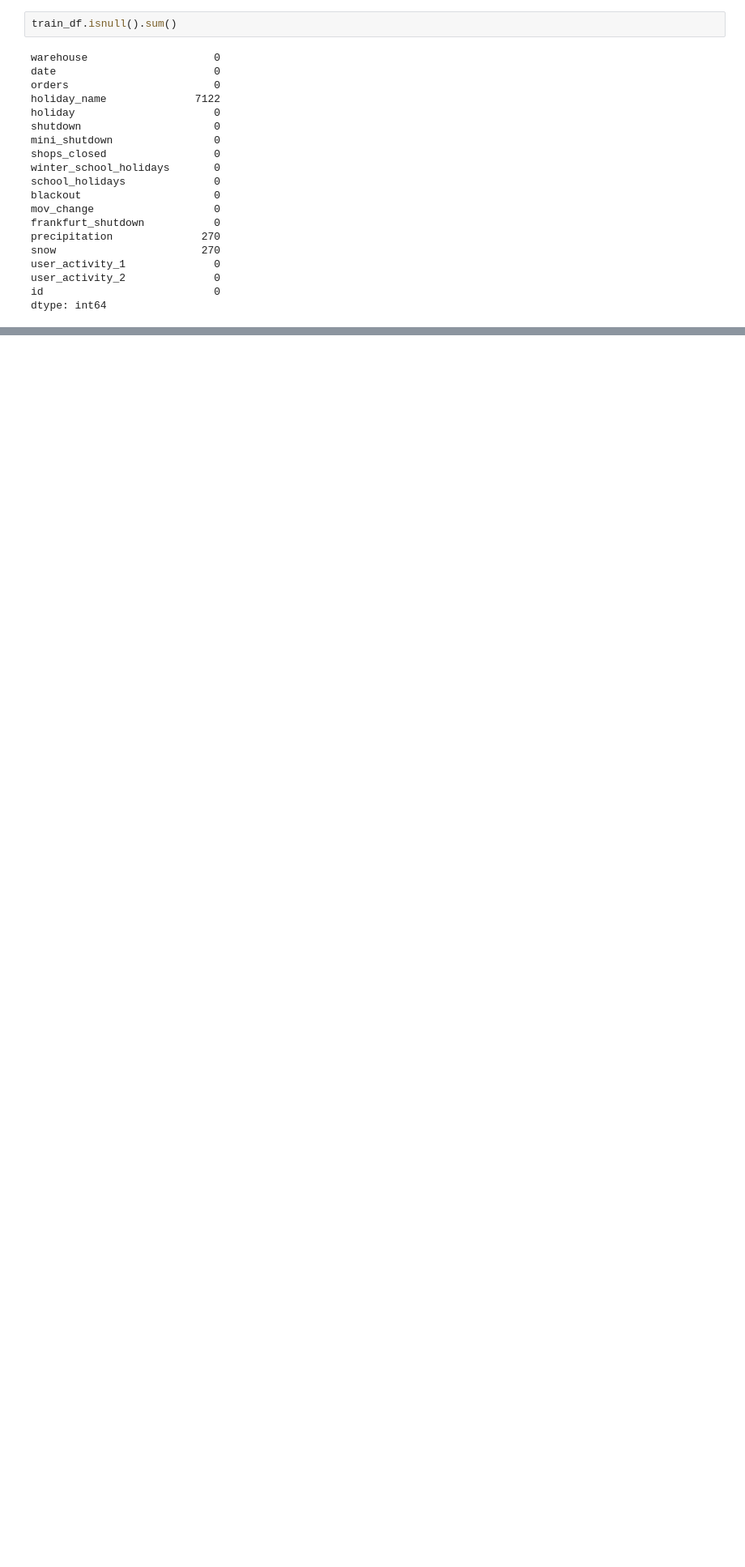
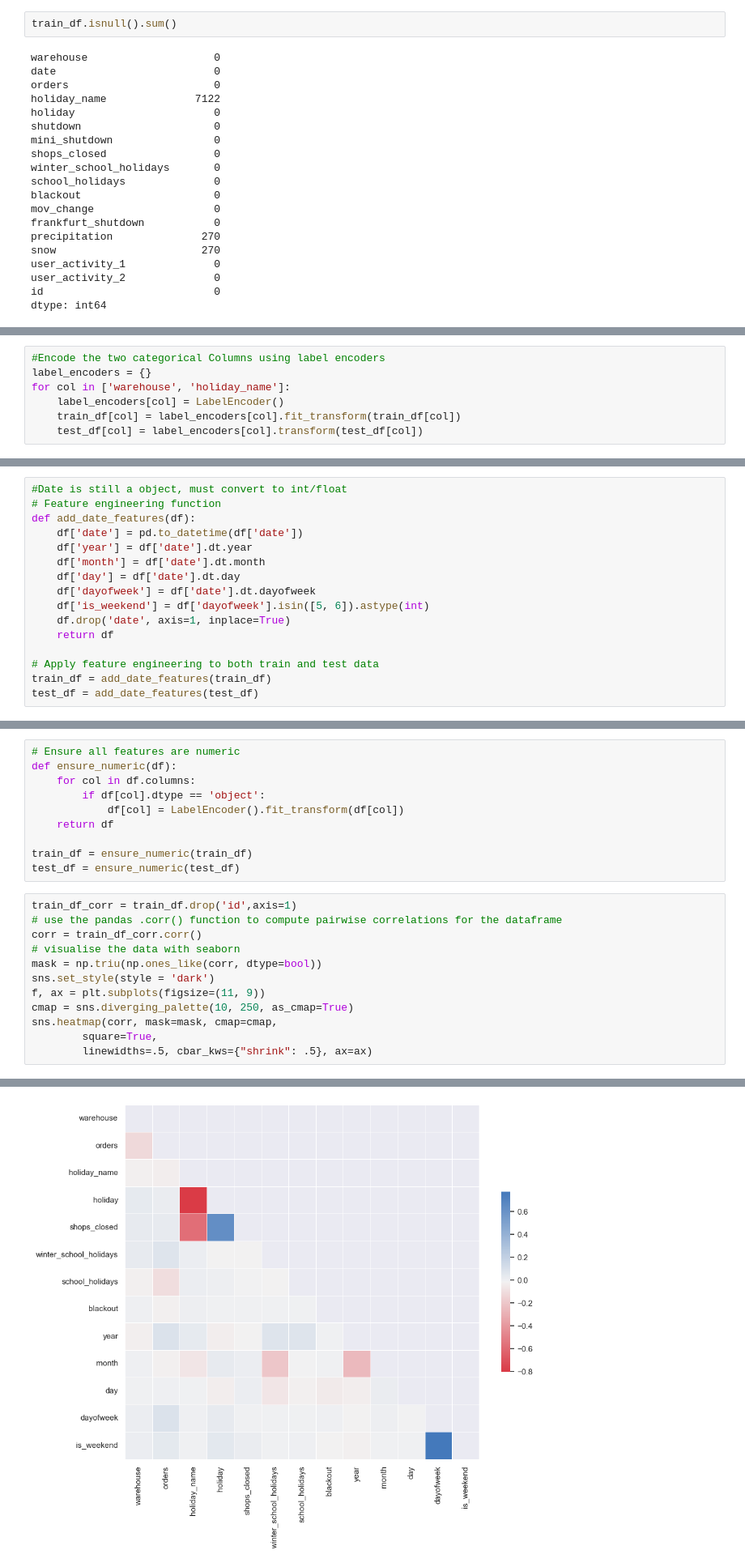
Before and after one commit to Prakartt/Rohlik_pred_KaggleComp, a Jupyter notebook: pred.ipynb, the cells around one changed output, grey strips where cells are left out. Shown: that part at 81% size. Saved outputs shown, nothing was run; the diff lists cells and outputs as text; blank space fills up the shorter version.

Commit message:
Feature Selection using priority queues and corr

```diff
--- a/pred.ipynb
+++ b/pred.ipynb
@@ -73,0 +172,7 @@ dtype: int64
+# %%
+#Encode the two categorical Columns using label encoders
+label_encoders = {}
+for col in ['warehouse', 'holiday_name']:
+    label_encoders[col] = LabelEncoder()
+    train_df[col] = label_encoders[col].fit_transform(train_df[col])
+    test_df[col] = label_encoders[col].transform(test_df[col])
@@ -73,0 +199,16 @@ dtype: int64
+# %%
+#Date is still a object, must convert to int/float
+# Feature engineering function
+def add_date_features(df):
+    df['date'] = pd.to_datetime(df['date'])
+    df['year'] = df['date'].dt.year
+    df['month'] = df['date'].dt.month
+    df['day'] = df['date'].dt.day
+    df['dayofweek'] = df['date'].dt.dayofweek
+    df['is_weekend'] = df['dayofweek'].isin([5, 6]).astype(int)
+    df.drop('date', axis=1, inplace=True)
+    return df
+
+# Apply feature engineering to both train and test data
+train_df = add_date_features(train_df)
+test_df = add_date_features(test_df)
@@ -73,0 +235,23 @@ dtype: int64
+# %%
+# Ensure all features are numeric
+def ensure_numeric(df):
+    for col in df.columns:
+        if df[col].dtype == 'object':
+            df[col] = LabelEncoder().fit_transform(df[col])
+    return df
+
+train_df = ensure_numeric(train_df)
+test_df = ensure_numeric(test_df)
+# %%
+train_df_corr = train_df.drop('id',axis=1)
+# use the pandas .corr() function to compute pairwise correlations for the dataframe
+corr = train_df_corr.corr()
+# visualise the data with seaborn
+mask = np.triu(np.ones_like(corr, dtype=bool))
+sns.set_style(style = 'dark')
+f, ax = plt.subplots(figsize=(11, 9))
+cmap = sns.diverging_palette(10, 250, as_cmap=True)
+sns.heatmap(corr, mask=mask, cmap=cmap,
+        square=True,
+        linewidths=.5, cbar_kws={"shrink": .5}, ax=ax)
+# %% [output]
@@ -73,0 +259 @@ dtype: int64
+[figure, added]
```
Also changed, not shown: parts of 16 cells of this notebook.
